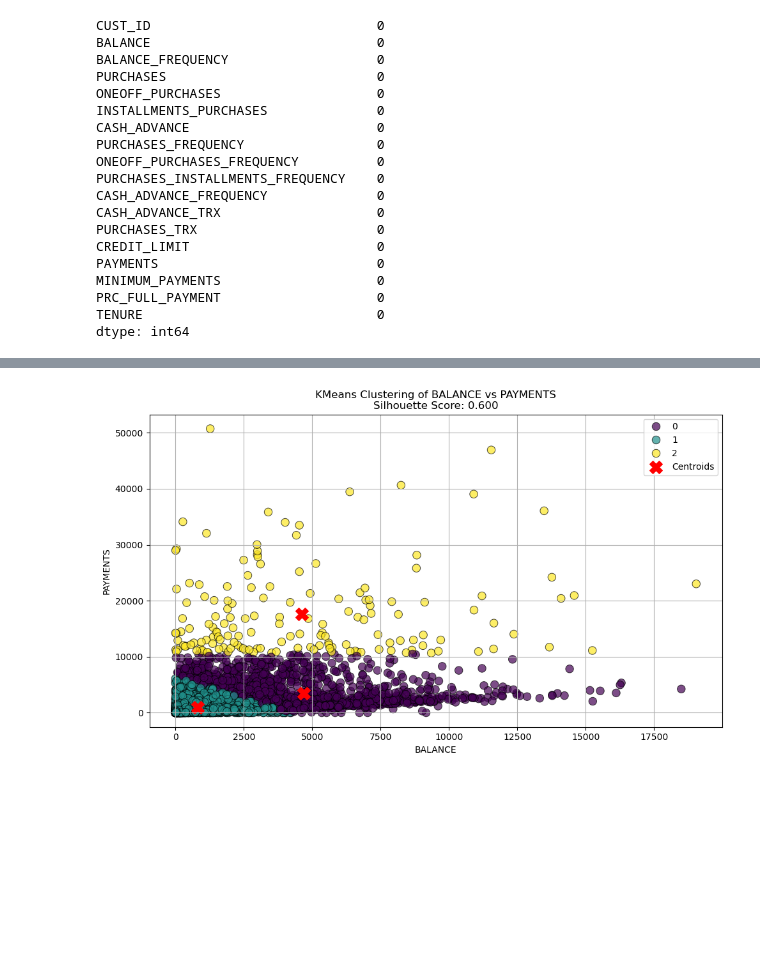
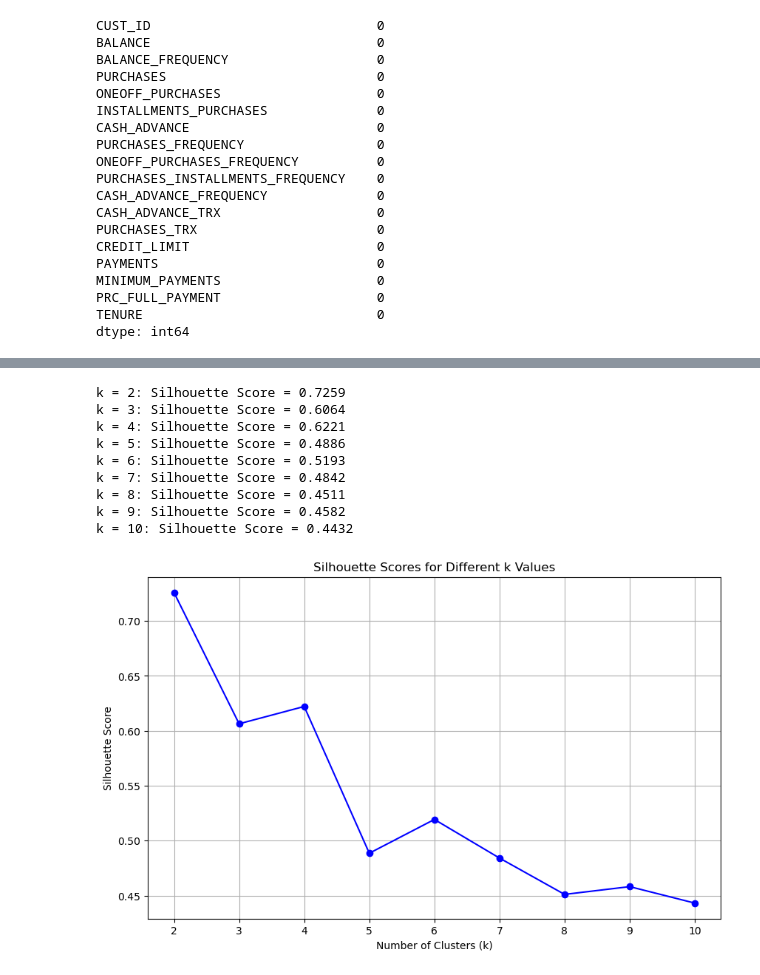
Before and after one commit to aishwarya-shekar-babu/Applied-Datascience-1-Assignment2, a Jupyter notebook: Clustering and fitting-assignment-final.ipynb, the cells around one changed output, grey strips where cells are left out. Cells and saved outputs as stored; diff of their text form; code cells hidden in the pictures; blank space fills up the shorter version.

Commit message:
fine tuned line fit and cluster

```diff
--- a/Clustering and fitting-assignment-final.ipynb
+++ b/Clustering and fitting-assignment-final.ipynb
@@ -233,38 +248,38 @@ plot_kmeans_clusters(X_balance_payments, labels, cluster_centers, 'BALANCE', 'PA
-# %%
-import matplotlib.pyplot as plt
-import seaborn as sns
-from sklearn.cluster import KMeans
-from sklearn.metrics import silhouette_score
-
-# Perform KMeans clustering and compute Silhouette Score
-def kmeans_with_silhouette(data, n_clusters=4):
-    # Perform KMeans clustering
-    kmeans = KMeans(n_clusters=n_clusters, random_state=42)
-    kmeans_labels = kmeans.fit_predict(data)
-    cluster_centers = kmeans.cluster_centers_
-
-    # Calculate Silhouette Score
-    silhouette_avg = silhouette_score(data, kmeans_labels)
-
-    # Create the scatter plot
-    plt.figure(figsize=(10, 6))
-    sns.scatterplot(x=data['BALANCE'], y=data['PAYMENTS'], hue=kmeans_labels, palette='viridis', s=80, alpha=0.7, edgecolor='k')
-
-    # Plot centroids
-    plt.scatter(cluster_centers[:, 0], cluster_centers[:, 1], s=200, c='red', marker='X', label='Centroids')
-
-    # Display Silhouette Score
-    plt.title(f'KMeans Clustering of BALANCE vs PAYMENTS\nSilhouette Score: {silhouette_avg:.3f}')
-    plt.xlabel('BALANCE')
-    plt.ylabel('PAYMENTS')
-    plt.legend()
-    plt.grid(True)
-    plt.tight_layout()
-    plt.show()
-
-    return silhouette_avg
-
-# Example usage for your dataset
-silhouette_avg = kmeans_with_silhouette(X_balance_payments, n_clusters=3)
-# %% [output]
-[figure, removed]
+# %%
+def plot_silhouette_scores(data, max_k=10):
+    silhouette_scores = []  # List to store silhouette scores for each k
+
+    for k in range(2, max_k + 1):  # Start from k=2, as silhouette score is not defined for 1 cluster
+        kmeans = KMeans(n_clusters=k, random_state=42)
+        kmeans.fit(data)
+        score = silhouette_score(data, kmeans.labels_)  # Calculate silhouette score for the given k
+        silhouette_scores.append(score)
+        print(f"k = {k}: Silhouette Score = {score:.4f}")
+
+    # Plot the silhouette scores for each k
+    plt.figure(figsize=(10, 6))
+    plt.plot(range(2, max_k + 1), silhouette_scores, marker='o', linestyle='-', color='b')
+    plt.title('Silhouette Scores for Different k Values')
+    plt.xlabel('Number of Clusters (k)')
+    plt.ylabel('Silhouette Score')
+    plt.xticks(range(2, max_k + 1))
+    plt.grid(True)
+    plt.show()
+# %%
+# Example usage:
+# Assuming `data_cleaned` is your dataset with relevant columns like 'BALANCE' and 'PAYMENTS'
+X_balance_payments = data_cleaned[['BALANCE', 'PAYMENTS']]  # Replace with your actual dataset
+
+# Calculate and plot silhouette scores for k values from 2 to 10
+plot_silhouette_scores(X_balance_payments, max_k=10)
+# %% [output]
+k = 2: Silhouette Score = 0.7259
+k = 3: Silhouette Score = 0.6064
+k = 4: Silhouette Score = 0.6221
+k = 5: Silhouette Score = 0.4886
+k = 6: Silhouette Score = 0.5193
+k = 7: Silhouette Score = 0.4842
+k = 8: Silhouette Score = 0.4511
+k = 9: Silhouette Score = 0.4582
+k = 10: Silhouette Score = 0.4432
+[figure, added]
```
Also changed, not shown: parts of 14 cells of this notebook.
